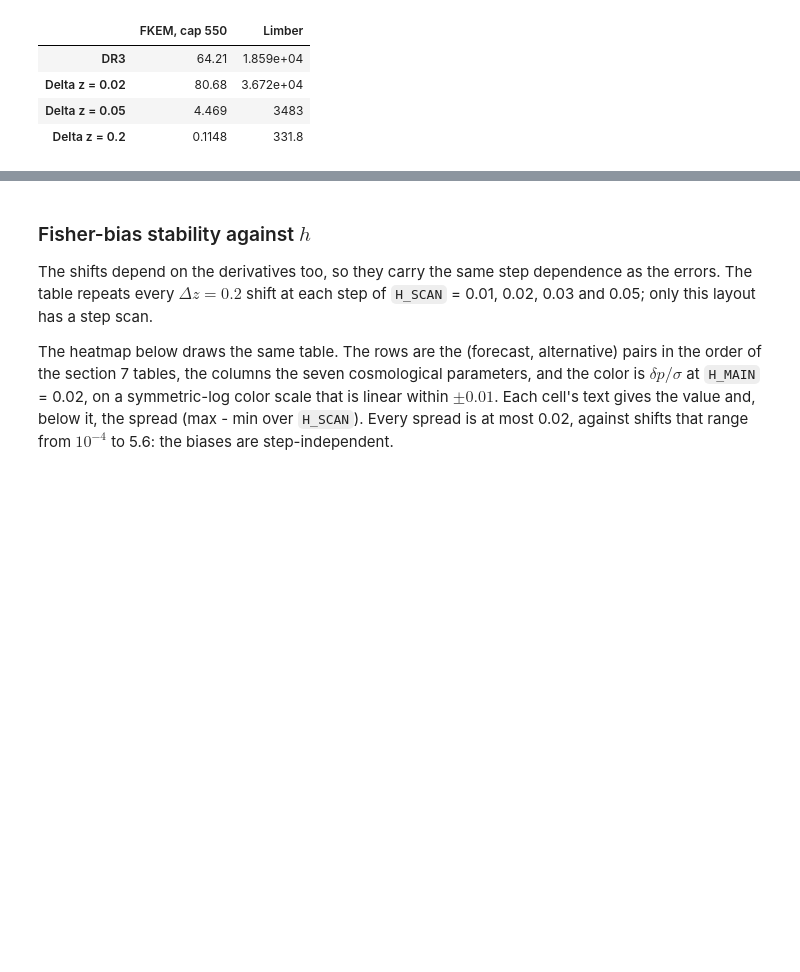
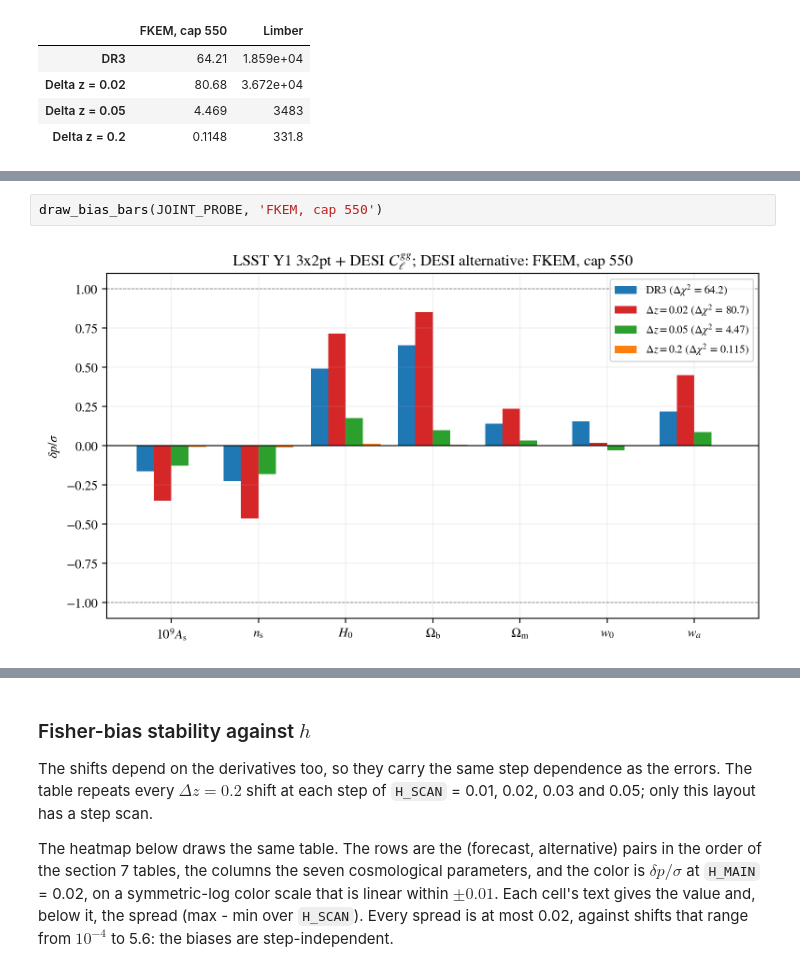
Before and after one commit to SBU-COSMOLIKE/lssty1xdesi, a Jupyter notebook: EXAMPLE_EVALUATE_FISHER.ipynb, the cells around one changed output, grey strips where cells are left out. Drawn from its saved outputs; the diff is of its cells as text; blank space fills up the shorter version.

```diff
--- a/EXAMPLE_EVALUATE_FISHER.ipynb
+++ b/EXAMPLE_EVALUATE_FISHER.ipynb
@@ -1002,0 +1009,4 @@ plt.show()
+# %%
+draw_bias_bars(JOINT_PROBE, 'FKEM, cap 550')
+# %% [output]
+[figure, added]
```
Also changed, not shown: parts of 5 cells of this notebook.
